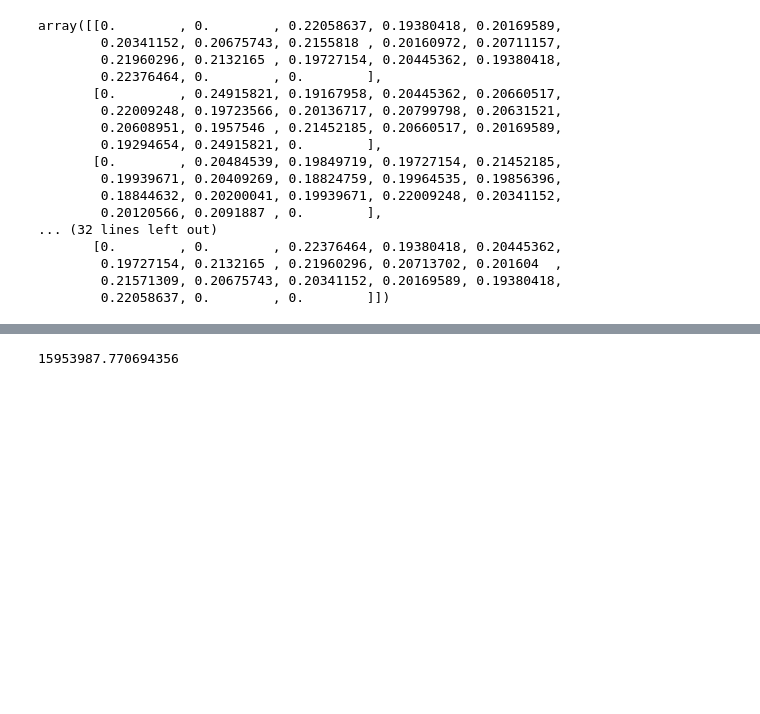
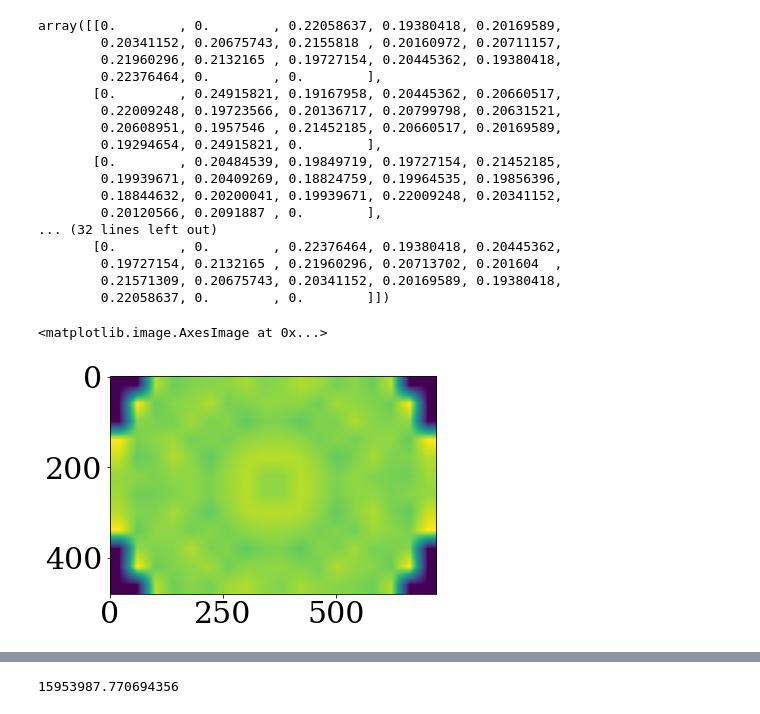
Before and after one commit to RemboldAsteroids/Gary, a Jupyter notebook: Fireball Map Comparison Stuff (Packaged it into a tasty function for easy use, it's own .py file).ipynb, the cells around one changed output, grey strips where cells are left out. Saved outputs shown, nothing was run; the diff lists cells and outputs as text; code cells hidden in the pictures; blank space fills up the shorter version.

```diff
--- a/Fireball Map Comparison Stuff (Packaged it into a tasty function for easy use, it's own .py file).ipynb
+++ b/Fireball Map Comparison Stuff (Packaged it into a tasty function for easy use, it's own .py file).ipynb
@@ -196,5 +196,9 @@ array([[0.        , 0.        , 0.22058637, 0.19380418, 0.20169589,
         0.22058637, 0.        , 0.        ]])
 # %%
 NewCloudMapAnalysis = cv2.resize(cloudmapAnalysis,(720,480))
+plt.imshow(NewCloudMapAnalysis)
+# %% [output]
+<matplotlib.image.AxesImage at 0x...>
+[figure, added]
 # %%
 Final = NewCloudMapAnalysis*threshCloudFinal
```
Also changed, not shown: parts of 1 cell of this notebook, 8 other files.
